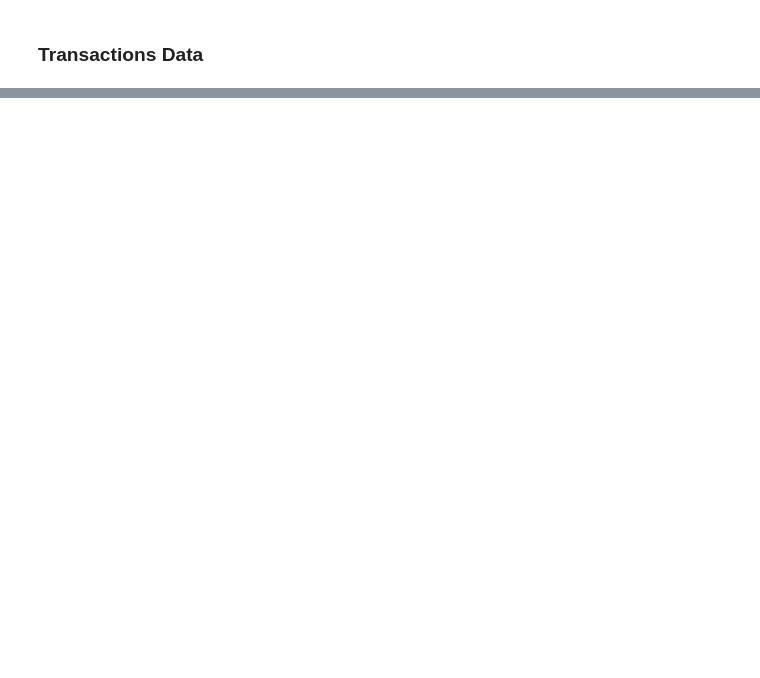
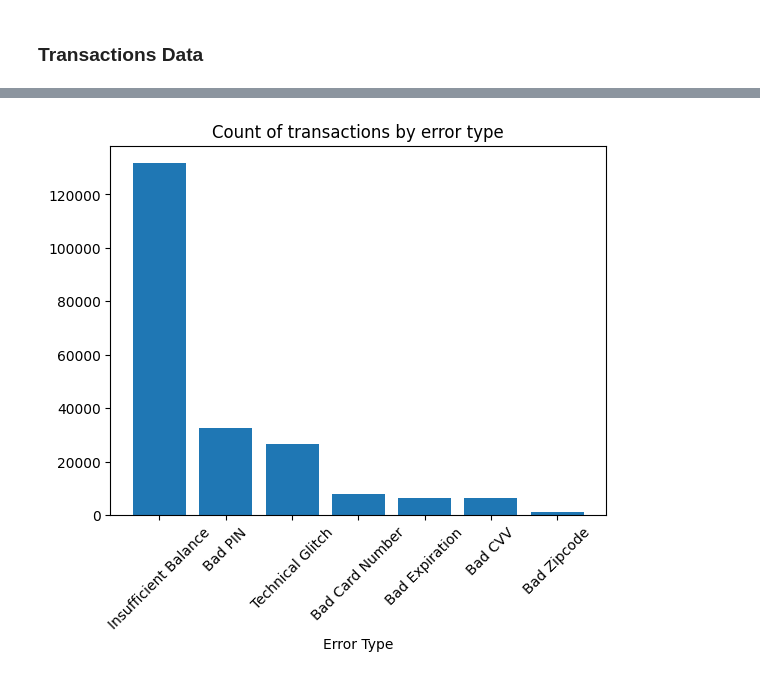
Before and after one commit to hlnetr21354/Financial-Transactions-Analysis, a Jupyter notebook: notebook/transform_data_eda.ipynb, the cells around one changed output, grey strips where cells are left out. Drawn from its saved outputs; the diff is of its cells as text; code cells hidden in the pictures; blank space fills up the shorter version.

```diff
--- a/notebook/transform_data_eda.ipynb
+++ b/notebook/transform_data_eda.ipynb
@@ -177,3 +297,6 @@ zip                1652706
 mcc                      0
 errors            13094522
 dtype: int64
+# %%
+# Fill null value in 'errors' column with 'none'
+txn_df['errors'].fillna('none', inplace=True)
@@ -179,0 +359,3 @@ dtype: int64
+# %%
+txn_df.loc[txn_df['merchant_city']=='ONLINE','merchant_state'] = 'ONLINE'
+txn_df.fillna({'zip': 'Unknown'}, inplace=True)
@@ -179,0 +364,2 @@ dtype: int64
+# %%
+txn_df['amount'] = txn_df['amount'].str.replace('$','').astype(float)
@@ -179,0 +392,8 @@ dtype: int64
+# %%
+txn_error = txn_df.loc[txn_df['errors'] != 'none', ['id','errors']]
+txn_error['errors'] = txn_error['errors'].str.split(',')
+txn_error = txn_error.explode('errors')
+print(txn_error.shape)
+
+txn_error_agg = txn_error.groupby('errors').agg(count=('id','nunique')).sort_values(by='count', ascending=False).reset_index()
+txn_error_agg
@@ -179,0 +410,8 @@ dtype: int64
+# %%
+plt.bar(txn_error_agg['errors'], txn_error_agg['count'])
+plt.title('Count of transactions by error type')
+plt.xticks(rotation=45)
+plt.xlabel('Error Type')
+plt.show()
+# %% [output]
+[figure, added]
```
Also changed, not shown: parts of 46 cells of this notebook, 1 other file.
